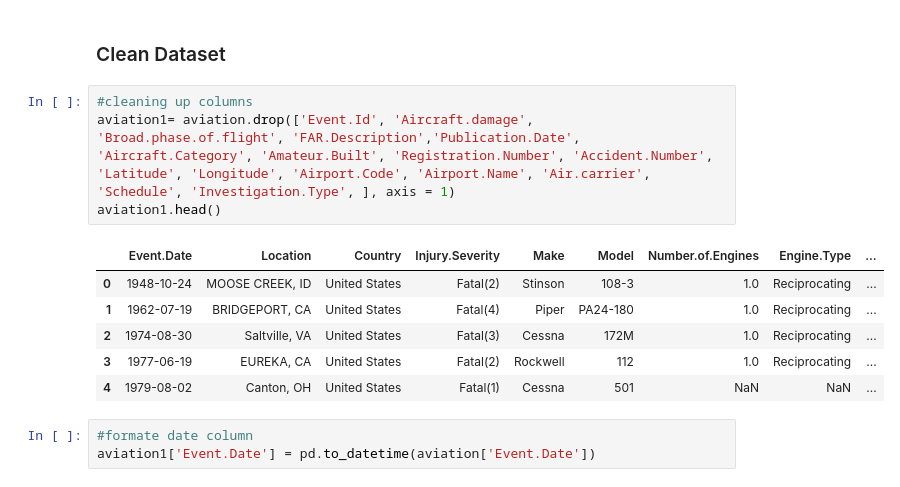
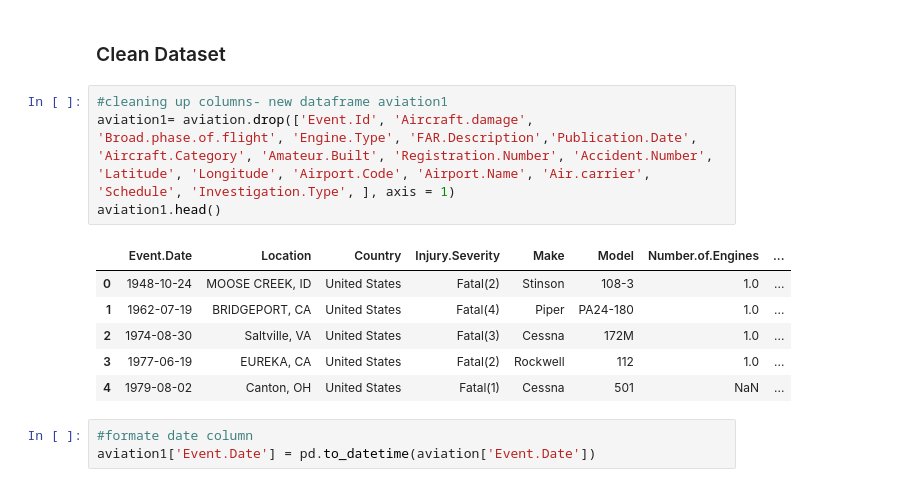
Before and after one commit to morgannash1/phase1_project, a Jupyter notebook: notebook.ipynb, the cells around one changed output. Drawn from its saved outputs; the diff is of its cells as text.

```diff
--- a/notebook.ipynb
+++ b/notebook.ipynb
@@ -90,16 +94,16 @@ Name: Purpose.of.flight, dtype: int64
 # %% [markdown]
 ### Clean Dataset
 # %%
-#cleaning up columns
-aviation1= aviation.drop(['Event.Id', 'Aircraft.damage', 'Broad.phase.of.flight', 'FAR.Description','Publication.Date', 'Aircraft.Category', 'Amateur.Built', 'Registration.Number', 'Accident.Number', 'Latitude', 'Longitude', 'Airport.Code', 'Airport.Name', 'Air.carrier', 'Schedule', 'Investigation.Type', ], axis = 1)
+#cleaning up columns- new dataframe aviation1
+aviation1= aviation.drop(['Event.Id', 'Aircraft.damage', 'Broad.phase.of.flight', 'Engine.Type', 'FAR.Description','Publication.Date', 'Aircraft.Category', 'Amateur.Built', 'Registration.Number', 'Accident.Number', 'Latitude', 'Longitude', 'Airport.Code', 'Airport.Name', 'Air.carrier', 'Schedule', 'Investigation.Type', ], axis = 1)
 aviation1.head()
 # %% [output]
-|  | Event.Date | Location | Country | Injury.Severity | Make | Model | Number.of.Engines | Engine.Type | ... |
-| 0 | 1948-10-24 | MOOSE CREEK, ID | United States | Fatal(2) | Stinson | 108-3 | 1.0 | Reciprocating | ... |
-| 1 | 1962-07-19 | BRIDGEPORT, CA | United States | Fatal(4) | Piper | PA24-180 | 1.0 | Reciprocating | ... |
-| 2 | 1974-08-30 | Saltville, VA | United States | Fatal(3) | Cessna | 172M | 1.0 | Reciprocating | ... |
-| 3 | 1977-06-19 | EUREKA, CA | United States | Fatal(2) | Rockwell | 112 | 1.0 | Reciprocating | ... |
-| 4 | 1979-08-02 | Canton, OH | United States | Fatal(1) | Cessna | 501 | NaN | NaN | ... |
+|  | Event.Date | Location | Country | Injury.Severity | Make | Model | Number.of.Engines | ... |
+| 0 | 1948-10-24 | MOOSE CREEK, ID | United States | Fatal(2) | Stinson | 108-3 | 1.0 | ... |
+| 1 | 1962-07-19 | BRIDGEPORT, CA | United States | Fatal(4) | Piper | PA24-180 | 1.0 | ... |
+| 2 | 1974-08-30 | Saltville, VA | United States | Fatal(3) | Cessna | 172M | 1.0 | ... |
+| 3 | 1977-06-19 | EUREKA, CA | United States | Fatal(2) | Rockwell | 112 | 1.0 | ... |
+| 4 | 1979-08-02 | Canton, OH | United States | Fatal(1) | Cessna | 501 | NaN | ... |
 # %%
 #formate date column
 aviation1['Event.Date'] = pd.to_datetime(aviation['Event.Date'])
```
Also changed, not shown: parts of 39 cells of this notebook, 2 other files.
